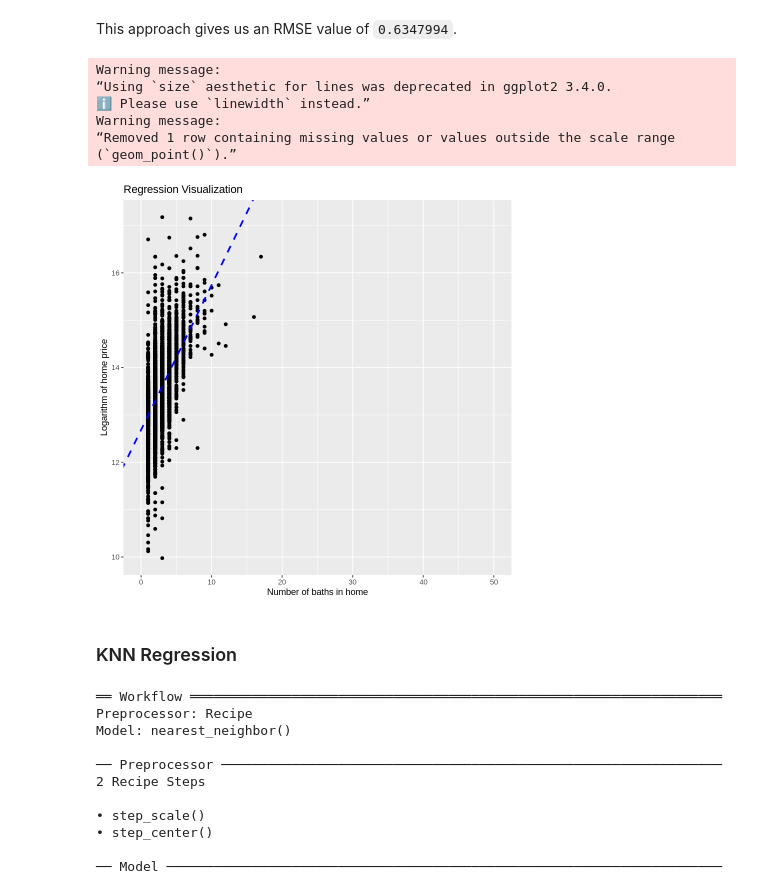
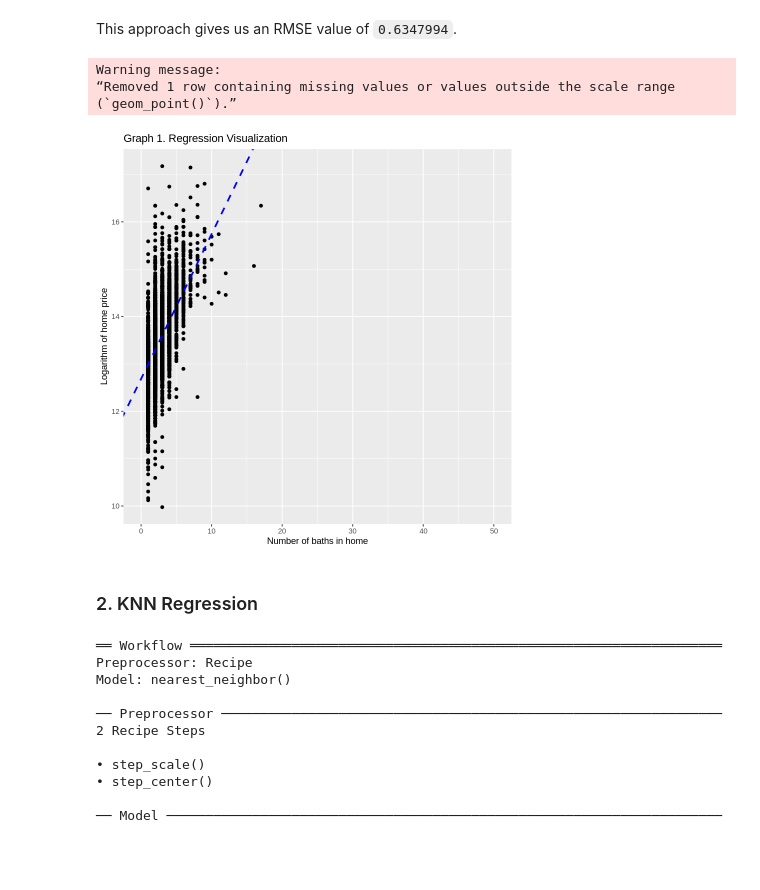
Before and after one commit to slappyslop/dsci-100-002-033, a Jupyter notebook: Group_project_report.ipynb, the cells around one changed output. Cells and saved outputs as stored; diff of their text form; code cells hidden in the pictures; blank space fills up the shorter version.

```diff
--- a/Group_project_report.ipynb
+++ b/Group_project_report.ipynb
@@ -167,20 +193,17 @@ This approach gives us an RMSE value of `0.6347994`.
 # %%
 lm_plot <- ggplot(testing_full, aes(x = number_baths , y = logprice)) +
             geom_point() +xlim(0, 50) +
             geom_abline(intercept = 12.6853, slope =  0.3059 ,linetype = "dashed", color = "blue", size = 1) +
             labs(y = "Logarithm of home price", x = "Number of baths in home") +
-            ggtitle("Regression Visualization")
+            ggtitle("Graph 1. Regression Visualization")
 lm_plot
 # %% [output]
-Warning message:
-“Using `size` aesthetic for lines was deprecated in ggplot2 3.4.0.
-ℹ Please use `linewidth` instead.”
 Warning message:
 “Removed 1 row containing missing values or values outside the scale range
 (`geom_point()`).”
-[figure, old version]
+[figure, new version]
 # %% [markdown]
-### KNN  Regression
+### 2. KNN  Regression
 # %%
 housing_recipe <- recipe(price ~ median_family_income + number_beds + number_baths, data = training_full) |>
   step_scale(all_predictors()) |>
```
Also changed, not shown: parts of 10 cells of this notebook.
